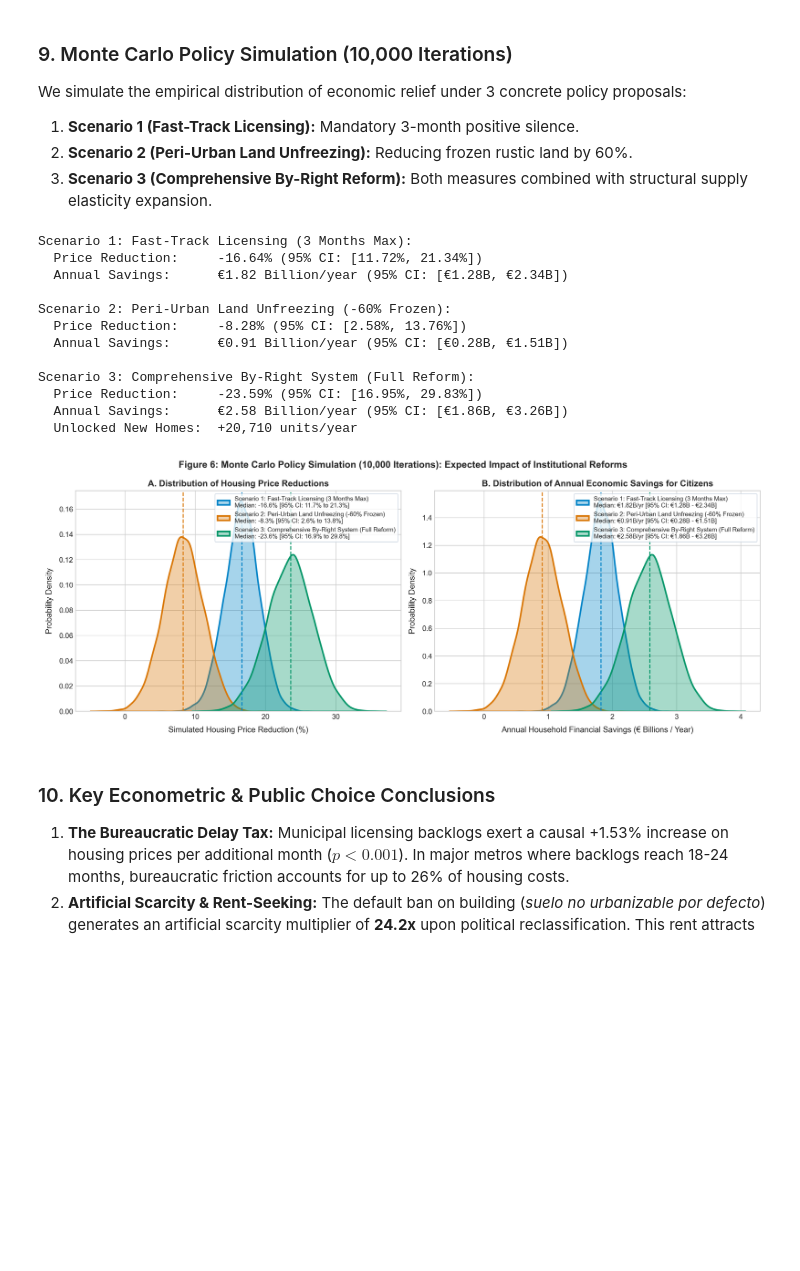
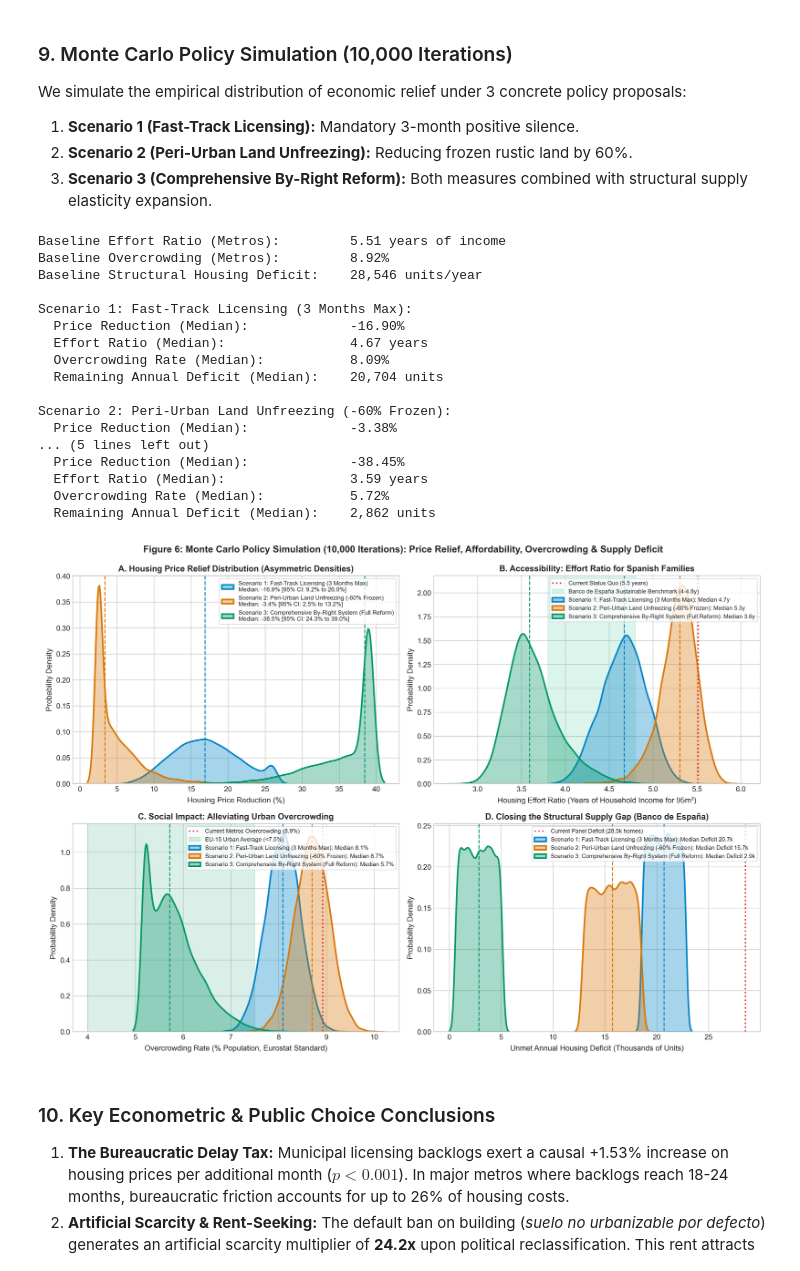
Before and after one commit to magnumjpg/spanish-urban-zoning-burden-analysis, a Jupyter notebook: analysis_report.ipynb, the cells around one changed output. Cells and saved outputs as stored; diff of their text form; code cells hidden in the pictures; blank space fills up the shorter version.

Commit message:
feat: heterogeneous Monte Carlo with 4 socio-economic dimensions (price relief, effort ratio, overcrowding Eurostat, and BdE housing gap)

```diff
--- a/analysis_report.ipynb
+++ b/analysis_report.ipynb
@@ -198,31 +198,42 @@ We simulate the empirical distribution of economic relief under 3 concrete polic
 # %%
 from monte_carlo_policy import MonteCarloPolicySimulator
 
 mc_sim = MonteCarloPolicySimulator("data/spanish_municipalities_panel.csv", n_sims=10000, seed=42)
 mc_results = mc_sim.run_simulations()
 
-for k, v in mc_results.items():
+bm = mc_results["benchmarks"]
+print(f"Baseline Effort Ratio (Metros):         {bm['current_effort']:.2f} years of income")
+print(f"Baseline Overcrowding (Metros):         {bm['current_overcrowd']:.2f}%")
+print(f"Baseline Structural Housing Deficit:    {bm['current_deficit']:,.0f} units/year")
+
+for s_key in ["s1", "s2", "s3"]:
+    v = mc_results[s_key]
     print(f"\n{v['name']}:")
-    print(f"  Price Reduction:     -{v['median_drop']:.2f}% (95% CI: [{v['ci_95_drop'][0]:.2f}%, {v['ci_95_drop'][1]:.2f}%])")
-    print(f"  Annual Savings:      €{v['median_savings']:.2f} Billion/year (95% CI: [€{v['ci_95_savings'][0]:.2f}B, €{v['ci_95_savings'][1]:.2f}B])")
-    if 'median_units' in v:
-        print(f"  Unlocked New Homes:  +{v['median_units']:,.0f} units/year")
+    print(f"  Price Reduction (Median):             -{np.median(v['price_drop']):.2f}%")
+    print(f"  Effort Ratio (Median):                {np.median(v['effort']):.2f} years")
+    print(f"  Overcrowding Rate (Median):           {np.median(v['overcrowd']):.2f}%")
+    print(f"  Remaining Annual Deficit (Median):    {np.median(v['deficit']):,.0f} units")
 
 display(Image(filename="assets/figure_6_monte_carlo_policy_simulation.png"))
 # %% [output]
+Baseline Effort Ratio (Metros):         5.51 years of income
+Baseline Overcrowding (Metros):         8.92%
+Baseline Structural Housing Deficit:    28,546 units/year
+
 Scenario 1: Fast-Track Licensing (3 Months Max):
-  Price Reduction:     -16.64% (95% CI: [11.72%, 21.34%])
-  Annual Savings:      €1.82 Billion/year (95% CI: [€1.28B, €2.34B])
+  Price Reduction (Median):             -16.90%
+  Effort Ratio (Median):                4.67 years
+  Overcrowding Rate (Median):           8.09%
+  Remaining Annual Deficit (Median):    20,704 units
 
 Scenario 2: Peri-Urban Land Unfreezing (-60% Frozen):
-  Price Reduction:     -8.28% (95% CI: [2.58%, 13.76%])
-  Annual Savings:      €0.91 Billion/year (95% CI: [€0.28B, €1.51B])
-
-Scenario 3: Comprehensive By-Right System (Full Reform):
-  Price Reduction:     -23.59% (95% CI: [16.95%, 29.83%])
-  Annual Savings:      €2.58 Billion/year (95% CI: [€1.86B, €3.26B])
-  Unlocked New Homes:  +20,710 units/year
+  Price Reduction (Median):             -3.38%
+... (5 lines left out)
+  Price Reduction (Median):             -38.45%
+  Effort Ratio (Median):                3.59 years
+  Overcrowding Rate (Median):           5.72%
+  Remaining Annual Deficit (Median):    2,862 units
-[figure, old version]
+[figure, new version]
 # %% [markdown]
 ### 10. Key Econometric & Public Choice Conclusions
 1. **The Bureaucratic Delay Tax:** Municipal licensing backlogs exert a causal +1.53% increase on housing prices per additional month ($p < 0.001$). In major metros where backlogs reach 18-24 months, bureaucratic friction accounts for up to 26% of housing costs.
```
Also changed, not shown: parts of 5 cells of this notebook, 6 other files.
